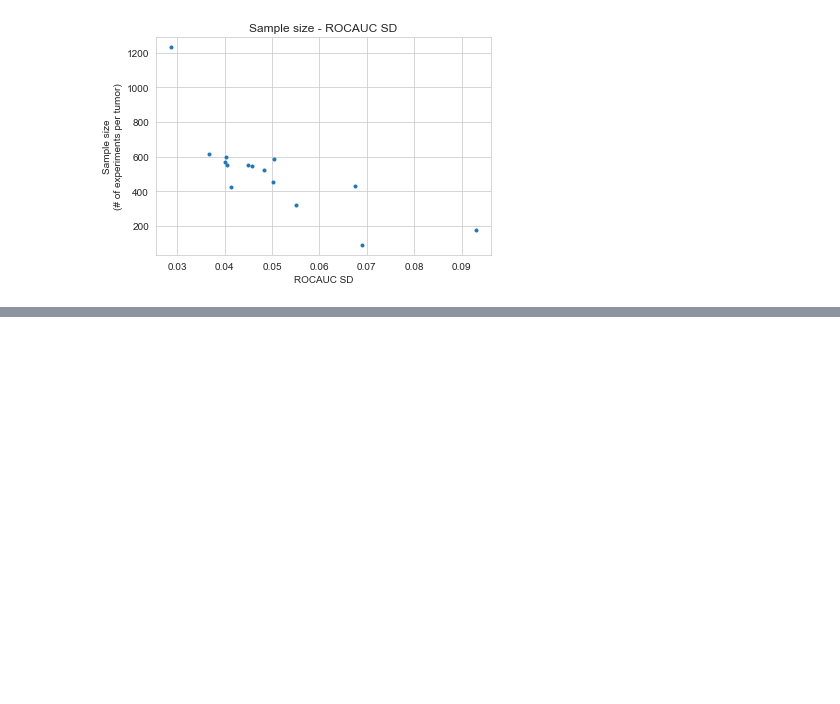
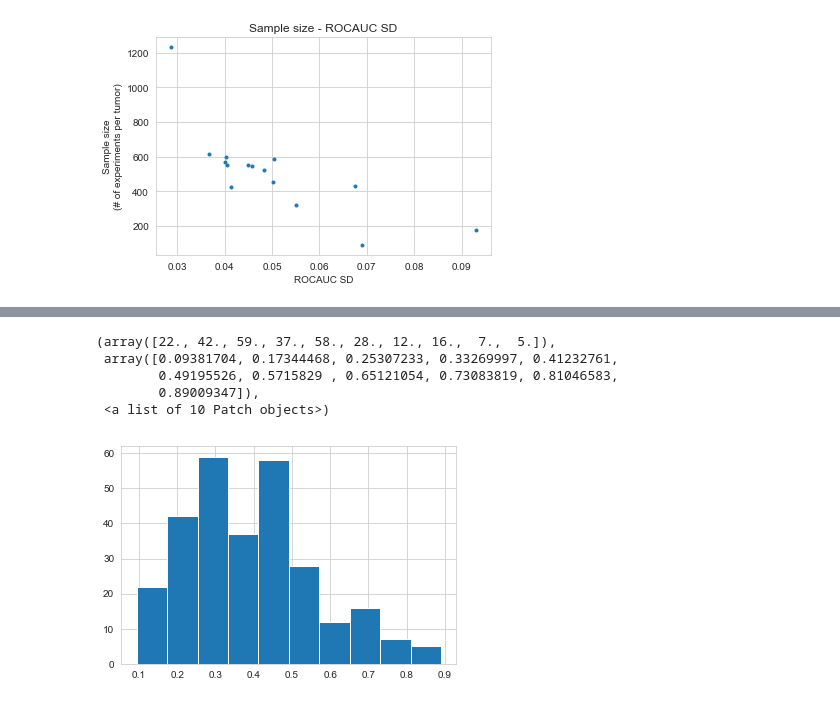
Before and after one commit to bence-szalai/why-pathway-methods-work, a Jupyter notebook: notebooks/quality_similarity_analysis.ipynb, the cells around one changed output, grey strips where cells are left out. Saved outputs shown, nothing was run; the diff lists cells and outputs as text; code cells hidden in the pictures; blank space fills up the shorter version.

```diff
--- a/notebooks/quality_similarity_analysis.ipynb
+++ b/notebooks/quality_similarity_analysis.ipynb
@@ -228,0 +244,11 @@ plot_correaltions('BEST_dorothea_AB','REACTOME','_abs','_filtered','progeny','ja
+# %%
+temp2=pd.read_csv('../results/benchmark/rocaucs/tcga/single/BIOCARTA_filtered.csv',sep=',',header=0,index_col=0)
+# %%
+plt.hist(temp2.loc['PRAD'])
+# %% [output]
+(array([22., 42., 59., 37., 58., 28., 12., 16.,  7.,  5.]),
+ array([0.09381704, 0.17344468, 0.25307233, 0.33269997, 0.41232761,
+        0.49195526, 0.5715829 , 0.65121054, 0.73083819, 0.81046583,
+        0.89009347]),
+ <a list of 10 Patch objects>)
+[figure, added]
```
Also changed, not shown: parts of 23 cells of this notebook, 5 other files.
